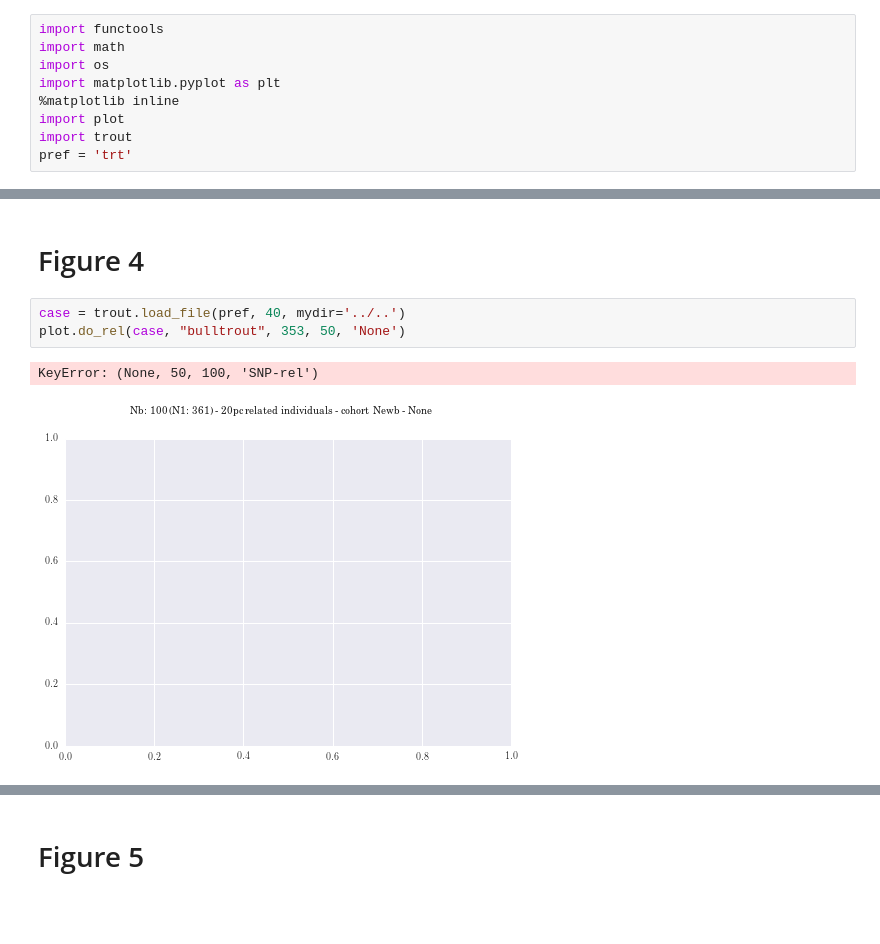
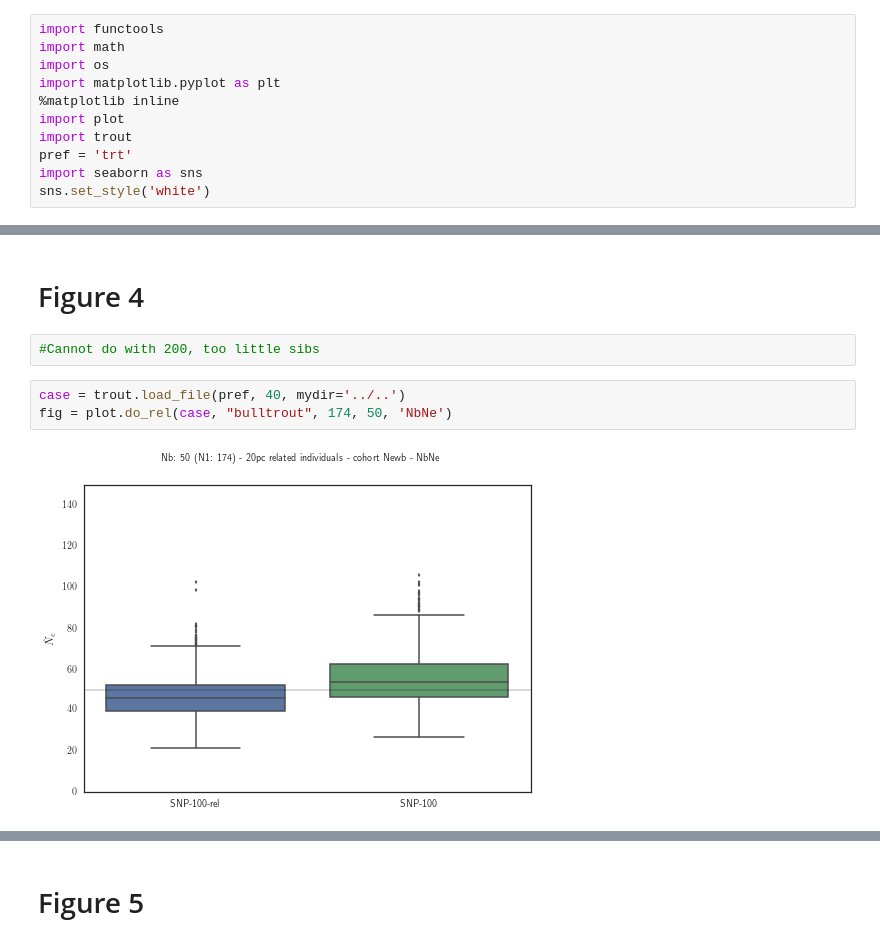
Before and after one commit to tiagoantao/AgeStructureNe, a Jupyter notebook: notebooks/trout/Figures.ipynb, the cells around one changed output, grey strips where cells are left out. Drawn from its saved outputs; the diff is of its cells as text; blank space fills up the shorter version.

```diff
--- a/notebooks/trout/Figures.ipynb
+++ b/notebooks/trout/Figures.ipynb
@@ -11,6 +11,8 @@ import matplotlib.pyplot as plt
 import plot
 import trout
 pref = 'trt'
+import seaborn as sns
+sns.set_style('white')
 # %% [output]
 because the backend has already been chosen;
 matplotlib.use() must be called *before* pylab, matplotlib.pyplot,
@@ -145,10 +130,11 @@ c3c bulltrout 353
 # %% [markdown]
 # Figure 4
+# %%
+#Cannot do with 200, too little sibs
 # %%
 case = trout.load_file(pref, 40, mydir='../..')
-plot.do_rel(case, "bulltrout", 353, 50, 'None')
+fig = plot.do_rel(case, "bulltrout", 174, 50, 'NbNe')
 # %% [output]
-KeyError: (None, 50, 100, 'SNP-rel')
-[figure, old version]
+[figure, new version]
 # %%
 case = trout.load_file(pref, 40, mydir='../..')
```
Also changed, not shown: parts of 38 cells of this notebook, 7 other files.
